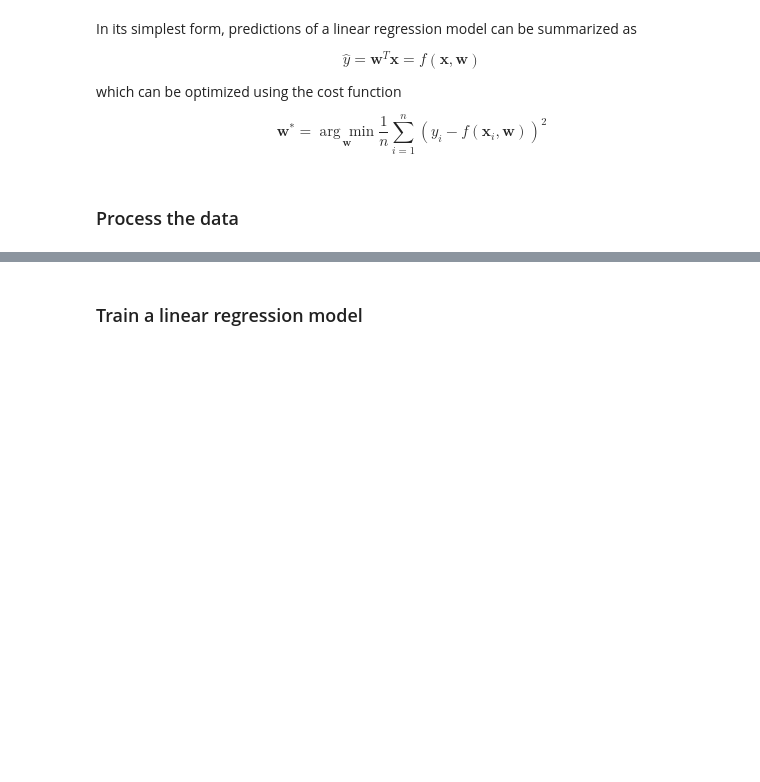
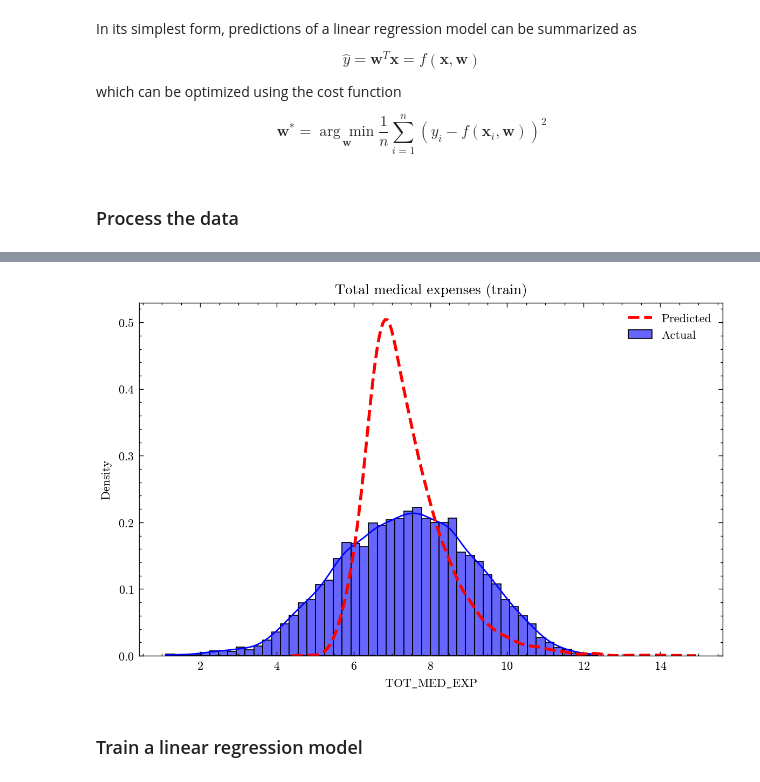
Before and after one commit to CamiloMartinezM/ml-healthcare-project, a Jupyter notebook: original.ipynb, the cells around one changed output, grey strips where cells are left out. Cells and saved outputs as stored; diff of their text form; code cells hidden in the pictures; blank space fills up the shorter version.

```diff
--- a/original.ipynb
+++ b/original.ipynb
@@ -91,3 +356,30 @@ Labels have shape (15000,) features have shape (15000, 108)
+# %%
+# Use your actual X_train data to get predictions
+y_pred = lasso_lars_ic.predict(X)
+
+# Rescale the target variable back to its original scale
+# y = df_train.inverse_transform(y, column_of_origin=df_train.target)
+# y_pred = df_train.inverse_transform(y_pred, column_of_origin=df_train.target)
+
+# Plot
+with plt.style.context(PAPER_STYLE), safe_latex_context(df_train) as safe:
+    fig, ax = plt.subplots(figsize=(6, 4), dpi=DPI)
+
+    # Plot the actual distribution
+    sns.histplot(y, kde=True, ax=ax, stat='density', label='Actual', color='blue', alpha=0.6)
+
+    # Plot the predicted distribution
+    sns.kdeplot(y_pred, ax=ax, label=f'Predicted', color='red', linewidth=2)
+
+    ax.set_title("Total medical expenses (train)")
+    ax.set_xlabel(safe("TOT_MED_EXP"))
+    ax.set_ylabel("Density")
+    ax.legend()
+
+    fig.tight_layout()
+    plt.show()
+# %% [output]
+[figure, added]
 # %% [markdown]
 ### Train a linear regression model
 # %%
```
Also changed, not shown: parts of 17 cells of this notebook, 17 other files.
